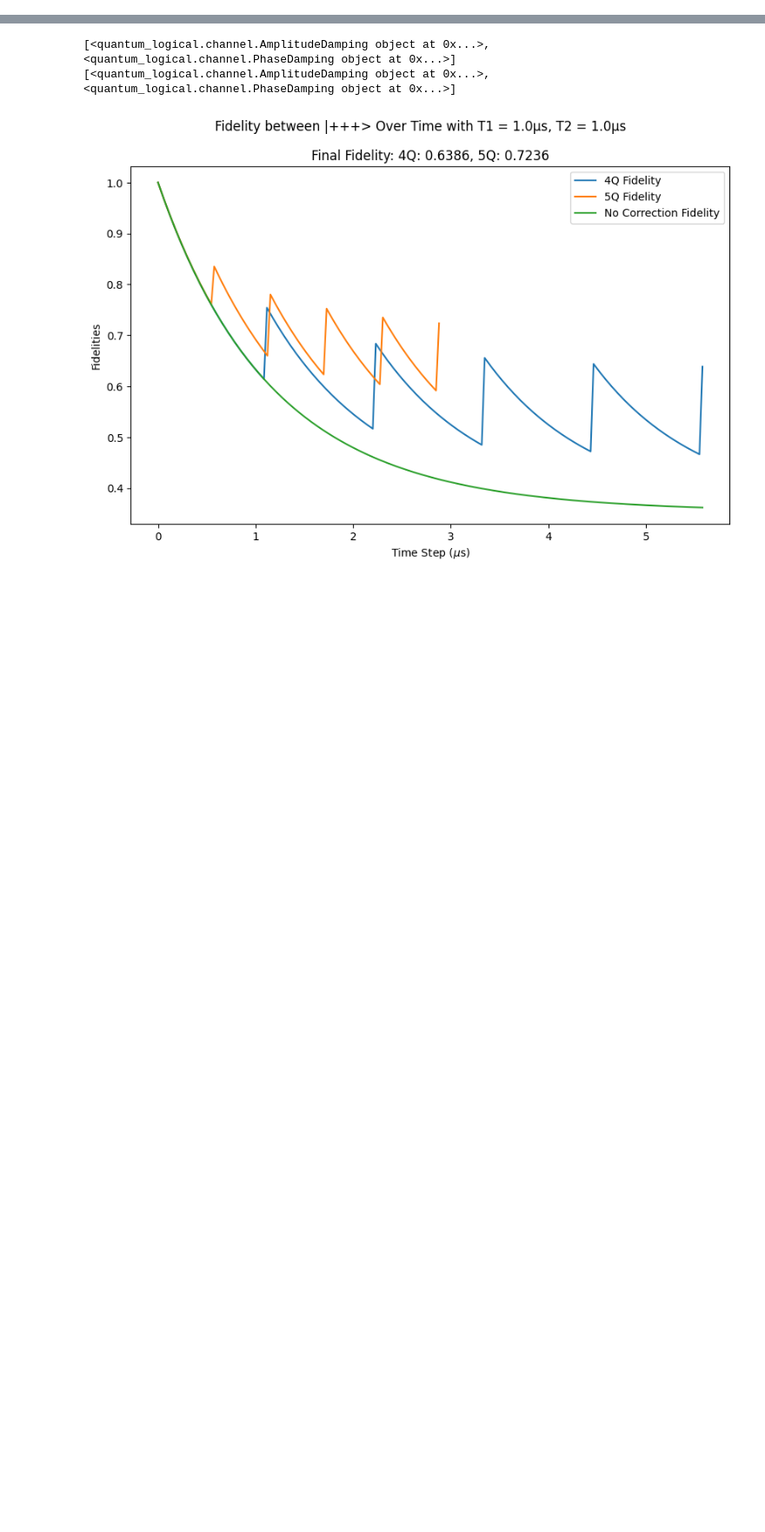
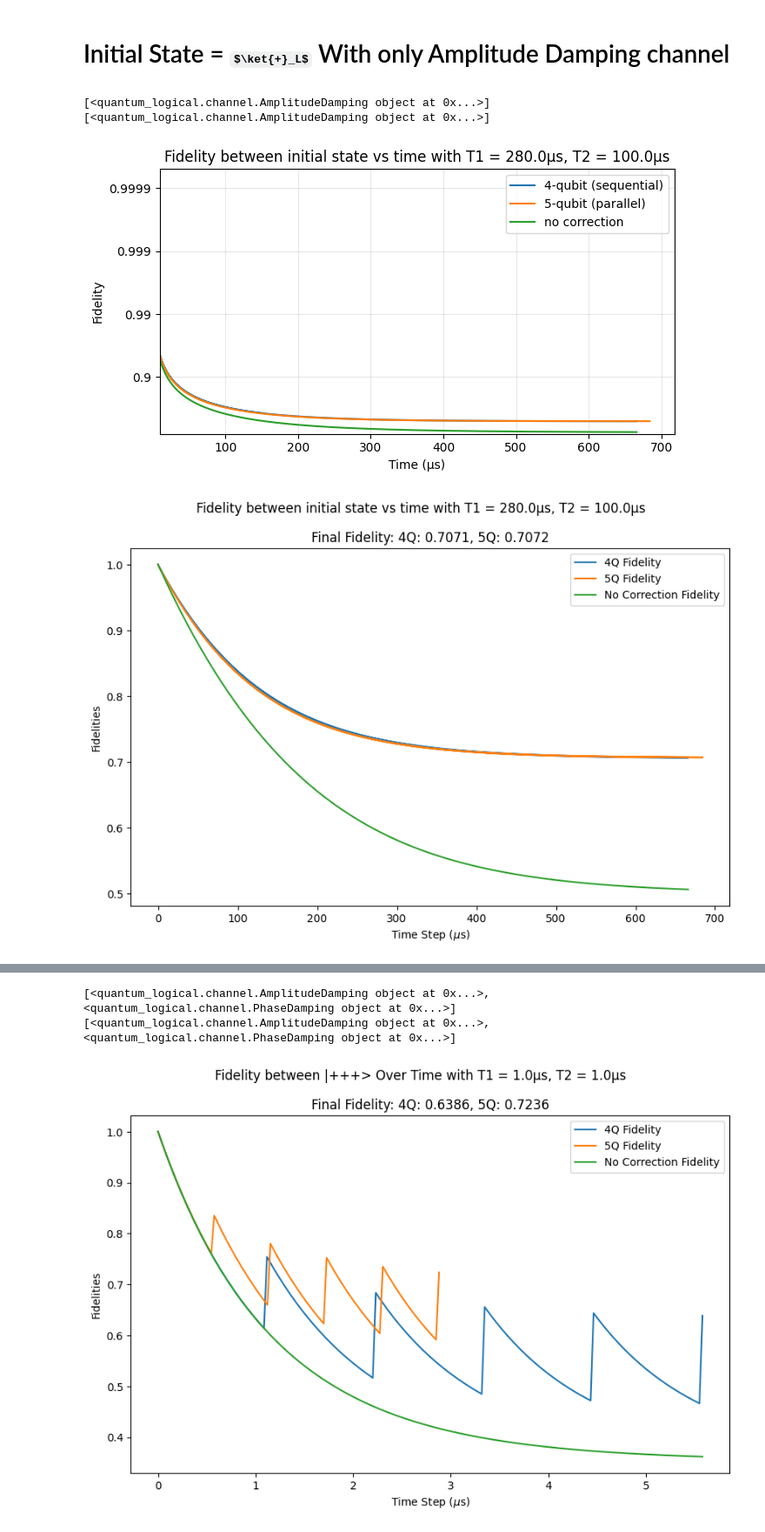
Before and after one commit to Wrn13/QuantumLogicalSimulator, a Jupyter notebook: src/notebooks/Qubit_Solver.ipynb, the cells around one changed output, grey strips where cells are left out. Shown at 87% size. Cells and saved outputs as stored; diff of their text form; code cells hidden in the pictures; some formulas as TeX source; blank space fills up the shorter version.

```diff
--- a/src/notebooks/Qubit_Solver.ipynb
+++ b/src/notebooks/Qubit_Solver.ipynb
@@ -285,0 +172,57 @@ ideal_plot_results(0.03, ideal_dropped_states_4, ideal_dropped_states_5, no_corr
+# %% [markdown]
+# Initial State = $\ket{+}_L$ With only Amplitude Damping channel
+# %%
+
+from quantum_logical.channel import AmplitudeDamping
+from quantum_logical.trotter import TrotterGroup
+import qutip as qt
+import numpy as np
+
+T1= 280
+T2= 330
+n = 600
+
+setup_5 = [
+qubit_parallel_phase_circuit(single_qubit_time, two_qubit_time, num_ancillae=2)
+] * 2*n
+
+setup_4 = [
+qubit_partial_phase_circuit(single_qubit_time, two_qubit_time, target_state = 0),
+qubit_partial_phase_circuit(single_qubit_time, two_qubit_time, target_state = 1),
+] * n
+
+trotter_decoherence = TrotterGroup([AmplitudeDamping(280, num_qubits=4, hilbert_space_dim=2)], .03)
+trotter_5 = TrotterGroup([AmplitudeDamping(280, num_qubits=5, hilbert_space_dim=2)], .03)
+
+H = qt.gates.snot()
+plus = H * qt.basis(2,0)
+minus = H * qt.basis(2,1)
+init_rho = qt.ket2dm(qt.tensor(plus, plus, plus)/np.sqrt(2) + qt.tensor(minus,minus,minus) / np.sqrt(2))
+
+ancilla_zero = qt.ket2dm(qt.basis(2, 0))
+state_list_4 = runner.experiment_partial_run(trotter_decoherence, qt.tensor(init_rho, ancilla_zero), setup_4)
+state_list_5 = runner.experiment_partial_run(trotter_5, qt.tensor(init_rho, ancilla_zero, ancilla_zero), setup_5)
+
+ideal_dropped_states_4 = [qt.tensor(init_rho, ancilla_zero)]
+ideal_dropped_states_5 = [qt.tensor(init_rho, ancilla_zero, ancilla_zero)]
+ideal_dropped_states_4 = runner.run_unitary_circuit(trotter_decoherence, [qt.tensor(*[qt.qeye(2)]*4)], state_list_4[0], [37 * single_qubit_time])[:-1]
+ideal_dropped_states_5 = runner.run_unitary_circuit(trotter_5, [qt.tensor(*[qt.qeye(2)]*5)], state_list_5[0], [19 * single_qubit_time])[:-1]
+ideal_dropped_states_4.append(state_list_4[37])
+ideal_dropped_states_5.append(state_list_5[19])
+for i in range(1,n):
+    ideal_dropped_states_4 += runner.run_unitary_circuit(trotter_decoherence, [qt.tensor(*[qt.qeye(2)]*4)], state_list_4[37 * i], [37 * single_qubit_time])[1:-1]
+    ideal_dropped_states_4.append(state_list_4[37*(i+1)])
+for i in range(1,2*n):
+    ideal_dropped_states_5 += runner.run_unitary_circuit(trotter_5, [qt.tensor(*[qt.qeye(2)]*5)], state_list_5[19 * i], [19 * single_qubit_time])[1:-1]
+    ideal_dropped_states_5.append(state_list_5[19*(i+1)])
+
+no_correction = runner.run_unitary_circuit(trotter_decoherence, [qt.tensor(*[qt.qeye(2)]*4)], qt.tensor(init_rho, ancilla_zero), [len(ideal_dropped_states_4) * single_qubit_time]) [:-1]
+
+ideal_plot_results_log_plot(0.03, ideal_dropped_states_4, ideal_dropped_states_5, no_correction, f"results/T1_{T1}_T2_{T2}/ideals", T1, T2, init_rho)
+
+ideal_plot_results(0.03, ideal_dropped_states_4, ideal_dropped_states_5, no_correction, "helpme", T1, T2, init_rho)
+# %% [output]
+[<quantum_logical.channel.AmplitudeDamping object at 0x...>]
+[<quantum_logical.channel.AmplitudeDamping object at 0x...>]
+[figure, added]
+[figure, added]
```
Also changed, not shown: parts of 25 cells of this notebook, 9 other files.
